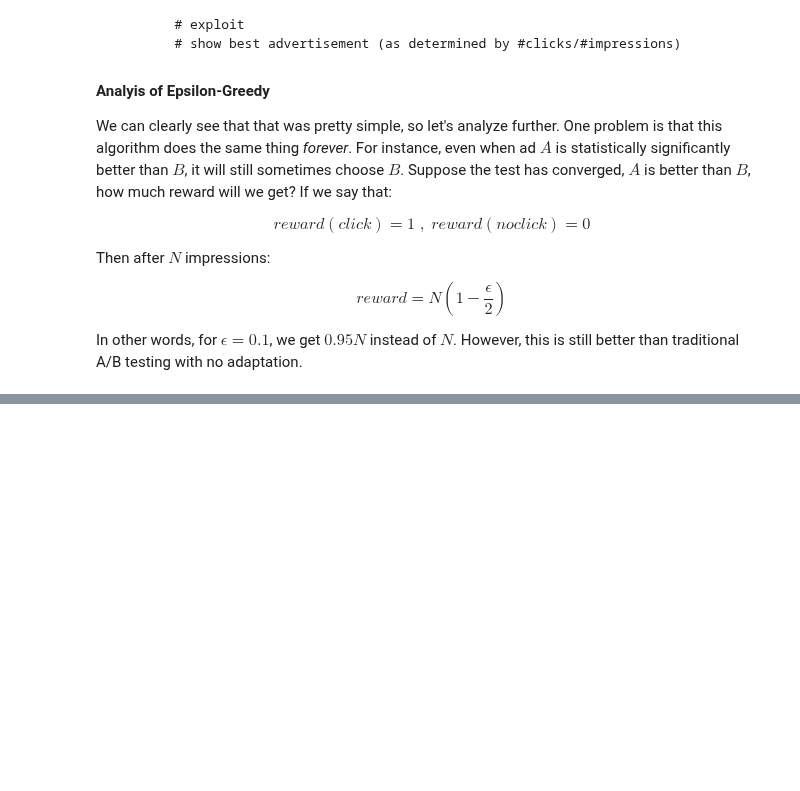
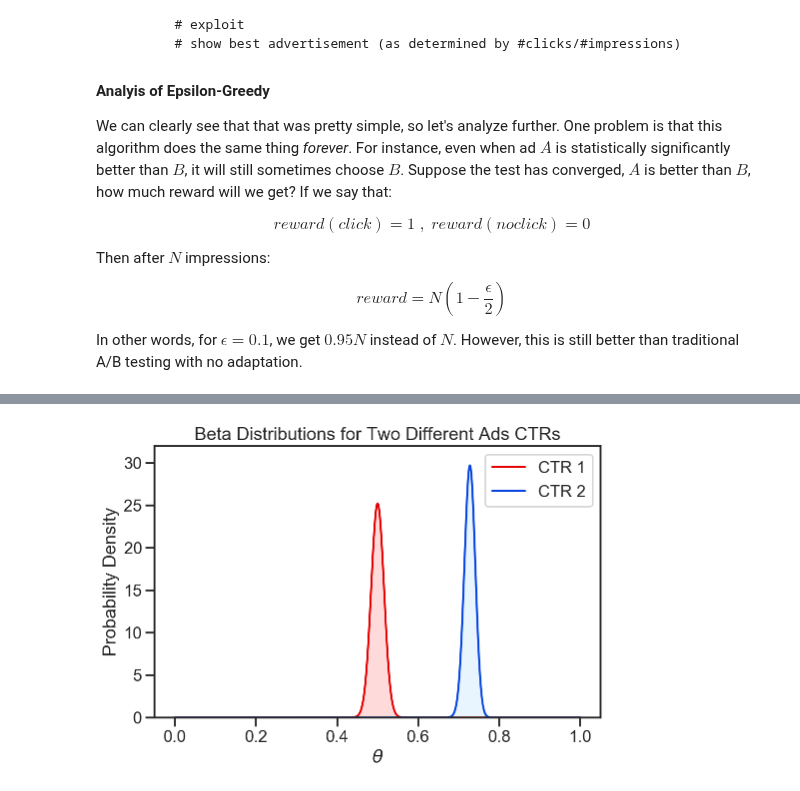
Before and after one commit to NathanielDake/intuitiveml, a Jupyter notebook: Machine_Learning/08-Bayesian_Machine_Learning-02-Bayesian-AB-Testing.ipynb, the cells around one changed output, grey strips where cells are left out. Drawn from its saved outputs; the diff is of its cells as text; code cells hidden in the pictures; blank space fills up the shorter version.

```diff
--- a/Machine_Learning/08-Bayesian_Machine_Learning-02-Bayesian-AB-Testing.ipynb
+++ b/Machine_Learning/08-Bayesian_Machine_Learning-02-Bayesian-AB-Testing.ipynb
@@ -228,0 +357,27 @@ The answer to our problem from above is **conjugate priors**!
+# %%
+def plot_sampling_scenario(a1, b1, a2, b2):
+    fig, ax = plt.subplots(figsize=(8,5))
+
+    x = np.linspace(0, 1, 1000)
+    y1 = beta.pdf(x, a1, b1)
+    plt.plot(x, y1, c=sns.xkcd_rgb["red"], lw=2)
+    plt.fill_between(x, y1, color=sns.xkcd_rgb["light red"], alpha=0.2)
+
+    y2 = beta.pdf(x, a2, b2)
+    plt.plot(x, y2, c=sns.xkcd_rgb["blue"], lw=2)
+    plt.fill_between(x, y2, color=sns.xkcd_rgb["light blue"], alpha=0.2)
+    plt.ylim(0,32)
+
+    plt.xlabel(r'$\theta$')
+    plt.ylabel('Probability Density')
+    plt.title("Beta Distributions for Two Different Ads CTRs")
+
+    plt.legend(["CTR 1", "CTR 2"], bbox_to_anchor=(1, 1))
+
+#     plt.tight_layout()
+
+    return plt.show()
+
+plot_sampling_scenario(500, 500, 800, 300)
+# %% [output]
+[figure, added]
```
Also changed, not shown: parts of 16 cells of this notebook.
